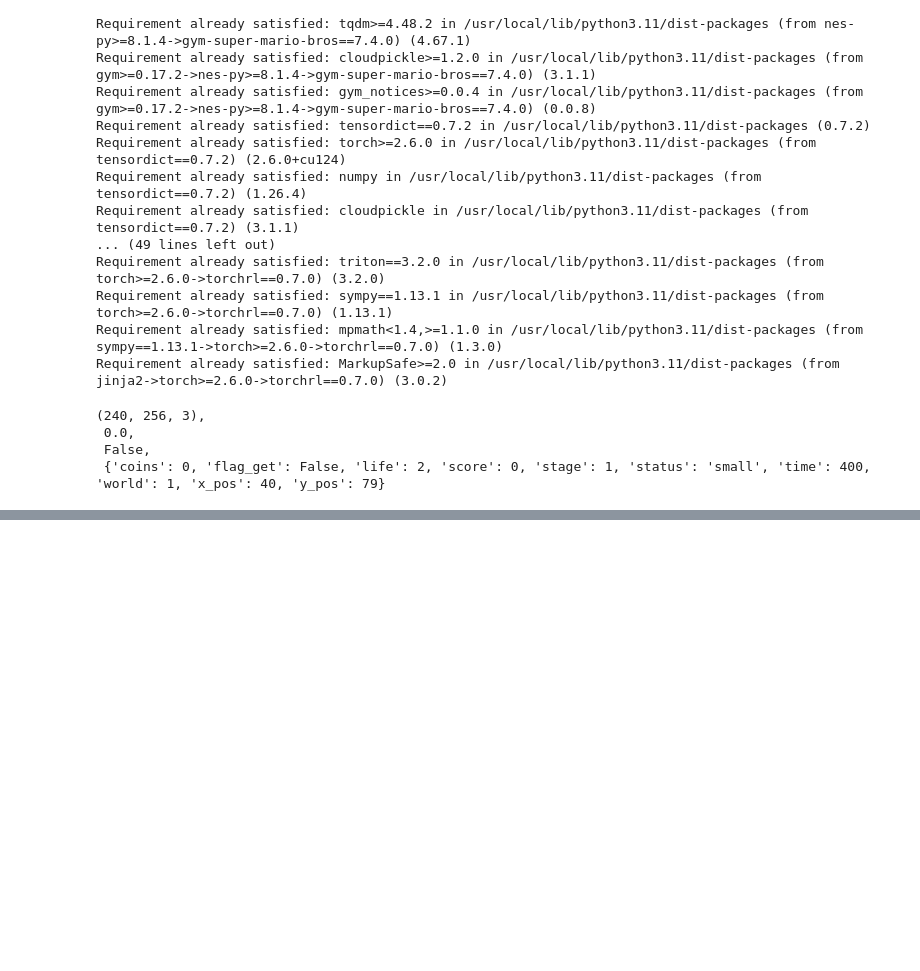
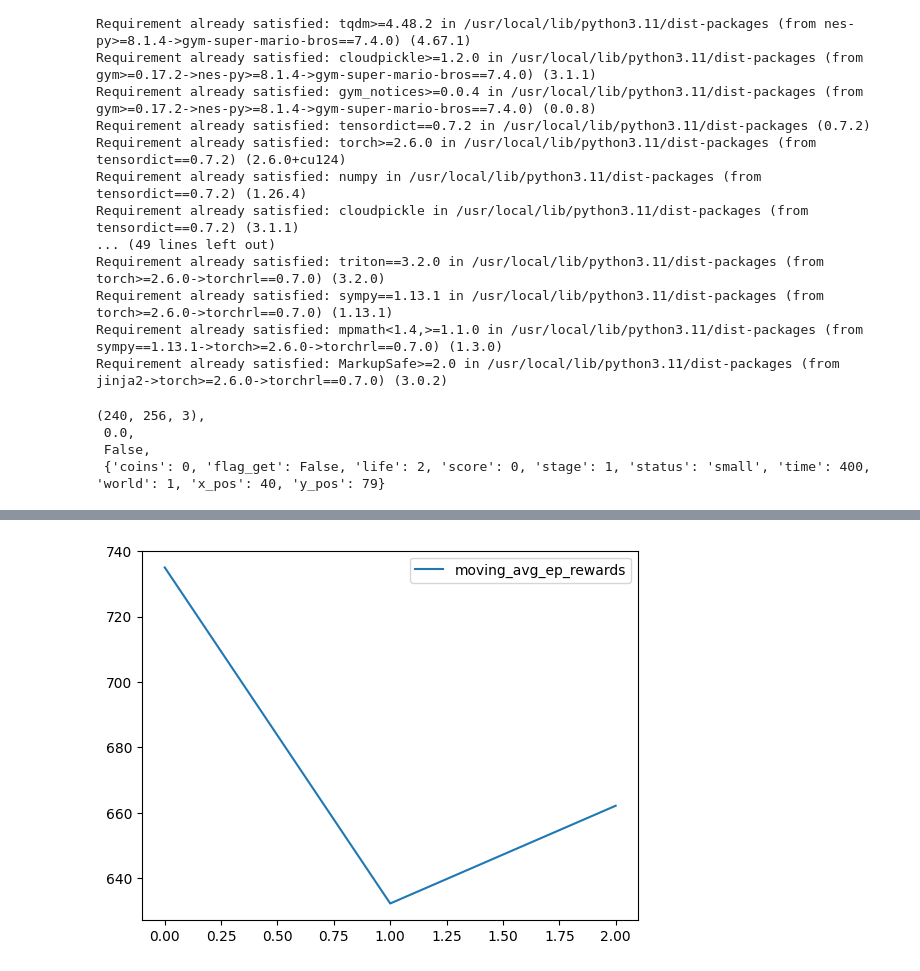
Before and after one commit to shaunak-badani/XAI, a Jupyter notebook: RL/Reinforcement_Learning_Mario.ipynb, the cells around one changed output, grey strips where cells are left out. Saved outputs shown, nothing was run; the diff lists cells and outputs as text; code cells hidden in the pictures; blank space fills up the shorter version.

```diff
--- a/RL/Reinforcement_Learning_Mario.ipynb
+++ b/RL/Reinforcement_Learning_Mario.ipynb
@@ -194,0 +221,11 @@ class Mario:
+# %%
+class Mario(Mario):
+    def save(self):
+        save_path = (
+            self.save_dir / f"mario_net_{int(self.curr_step // self.save_every)}.chkpt"
+        )
+        torch.save(
+            dict(model=self.net.state_dict(), exploration_rate=self.exploration_rate),
+            save_path,
+        )
+        print(f"MarioNet saved to {save_path} at step {self.curr_step}")
@@ -194,0 +366,47 @@ class Mario:
+# %%
+use_cuda = torch.cuda.is_available()
+print(f"Using CUDA: {use_cuda}")
+print()
+
+save_dir = Path("checkpoints") / datetime.datetime.now().strftime("%Y-%m-%dT%H-%M-%S")
+save_dir.mkdir(parents=True)
+
+mario = Mario(state_dim=(4, 84, 84), action_dim=env.action_space.n, save_dir=save_dir)
+
+logger = MetricLogger(save_dir)
+
+episodes = 40
+for e in range(episodes):
+
+    state = env.reset()
+
+    # Play the game!
+    while True:
+
+        # Run agent on the state
+        action = mario.act(state)
+
+        # Agent performs action
+        next_state, reward, done, trunc, info = env.step(action)
+
+        # Remember
+        mario.cache(state, next_state, action, reward, done)
+
+        # Learn
+        q, loss = mario.learn()
+
+        # Logging
+        logger.log_step(reward, loss, q)
+
+        # Update state
+        state = next_state
+
+        # Check if end of game
+        if done or info["flag_get"]:
+            break
+
+    logger.log_episode()
+
+    if (e % 20 == 0) or (e == episodes - 1):
+        logger.record(episode=e, epsilon=mario.exploration_rate, step = mario.curr_step)
+# %% [output]
@@ -194,0 +418 @@ class Mario:
+[figure, added]
```
Also changed, not shown: parts of 6 cells of this notebook.
